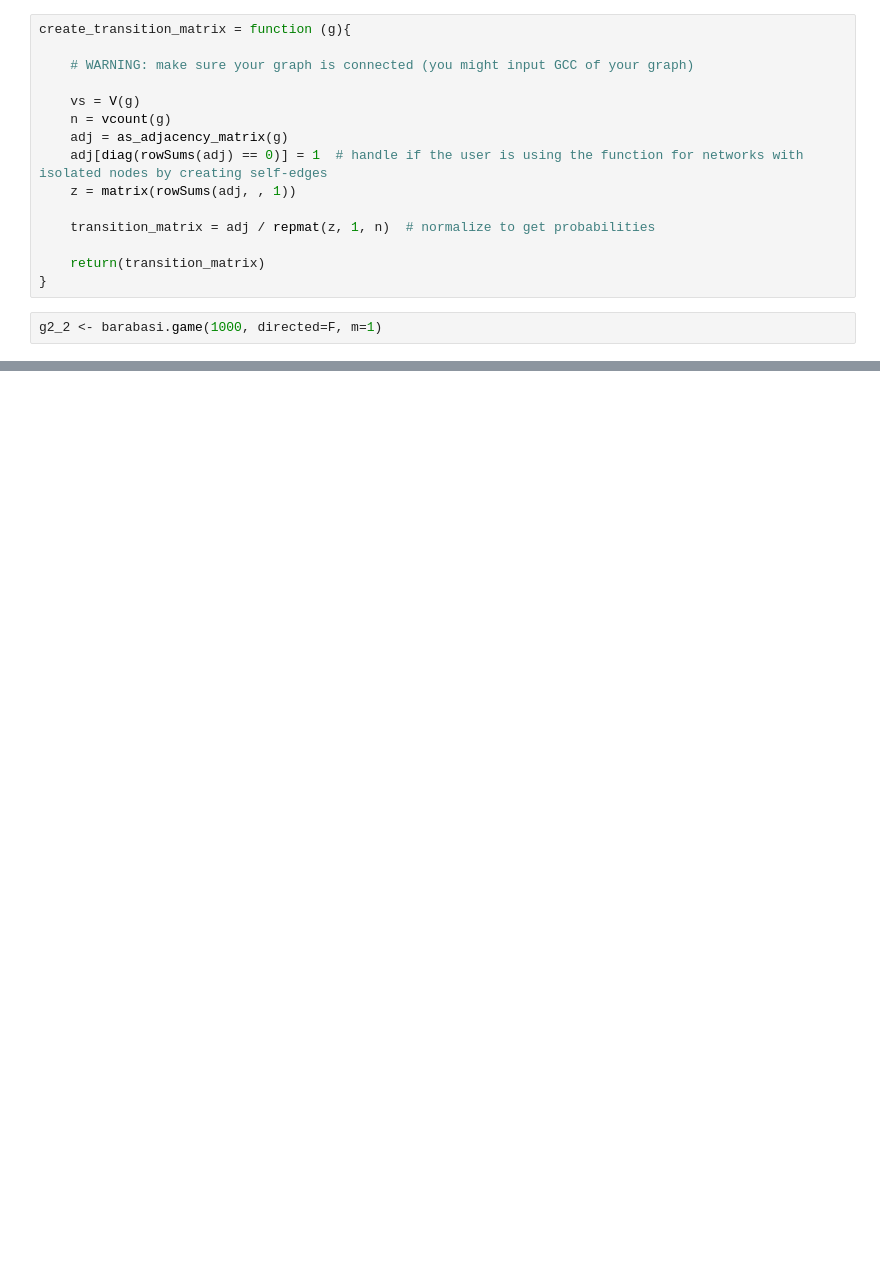
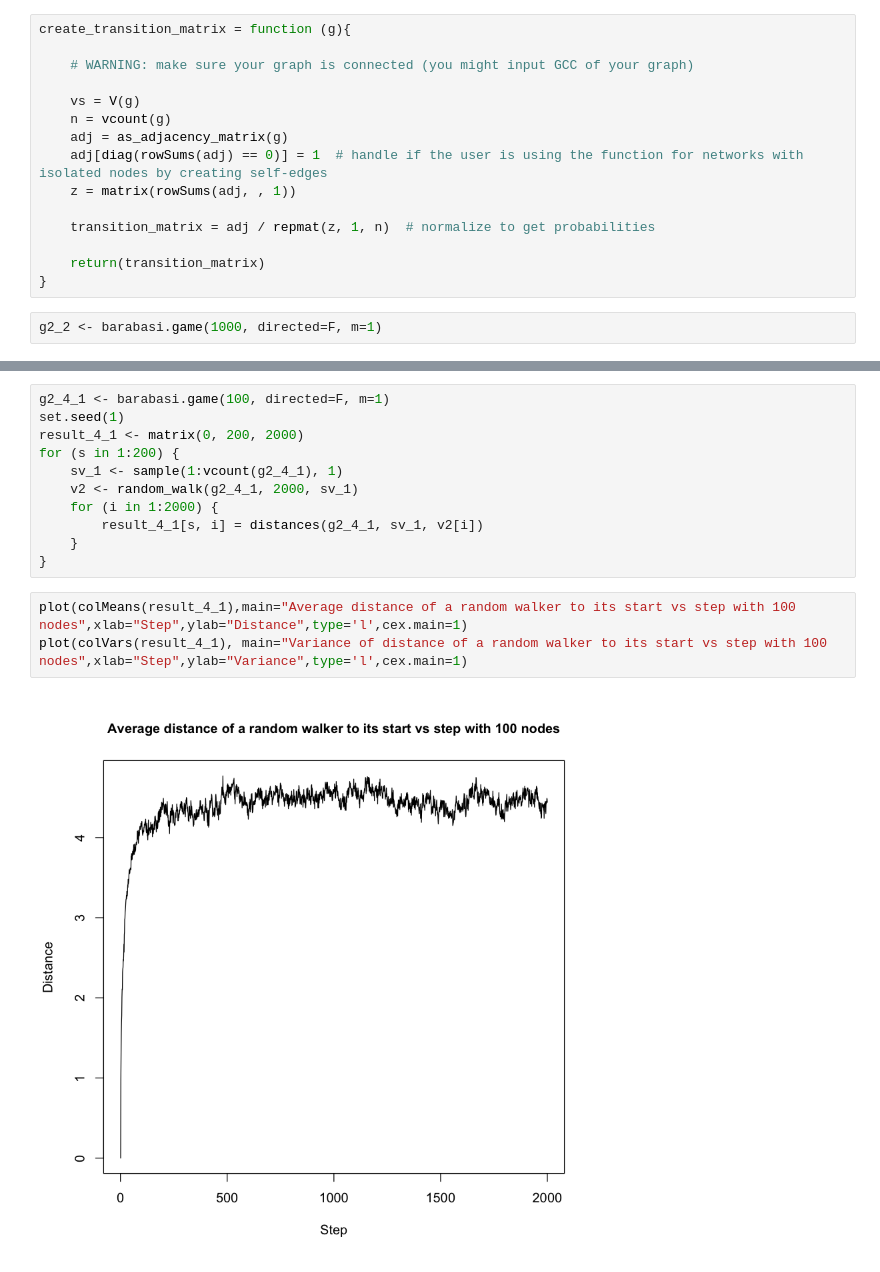
Before and after one commit to wanghran/ECE232_Graph, a Jupyter notebook: Part2_problem2.ipynb, the cells around one changed output, grey strips where cells are left out. Cells and saved outputs as stored; diff of their text form; blank space fills up the shorter version.

```diff
--- a/Part2_problem2.ipynb
+++ b/Part2_problem2.ipynb
@@ -69,0 +61,16 @@ legend("topright", legend=c("random walk", "Original graph"), col=c("black", "re
+# %%
+g2_4_1 <- barabasi.game(100, directed=F, m=1)
+set.seed(1)
+result_4_1 <- matrix(0, 200, 2000)
+for (s in 1:200) {
+    sv_1 <- sample(1:vcount(g2_4_1), 1)
+    v2 <- random_walk(g2_4_1, 2000, sv_1)
+    for (i in 1:2000) {
+        result_4_1[s, i] = distances(g2_4_1, sv_1, v2[i])
+    }
+}
+# %%
+plot(colMeans(result_4_1),main="Average distance of a random walker to its start vs step with 100 nodes",xlab="Step",ylab="Distance",type='l',cex.main=1)
+plot(colVars(result_4_1), main="Variance of distance of a random walker to its start vs step with 100 nodes",xlab="Step",ylab="Variance",type='l',cex.main=1)
+# %% [output]
+[figure, added]
```
Also changed, not shown: parts of 10 cells of this notebook.
